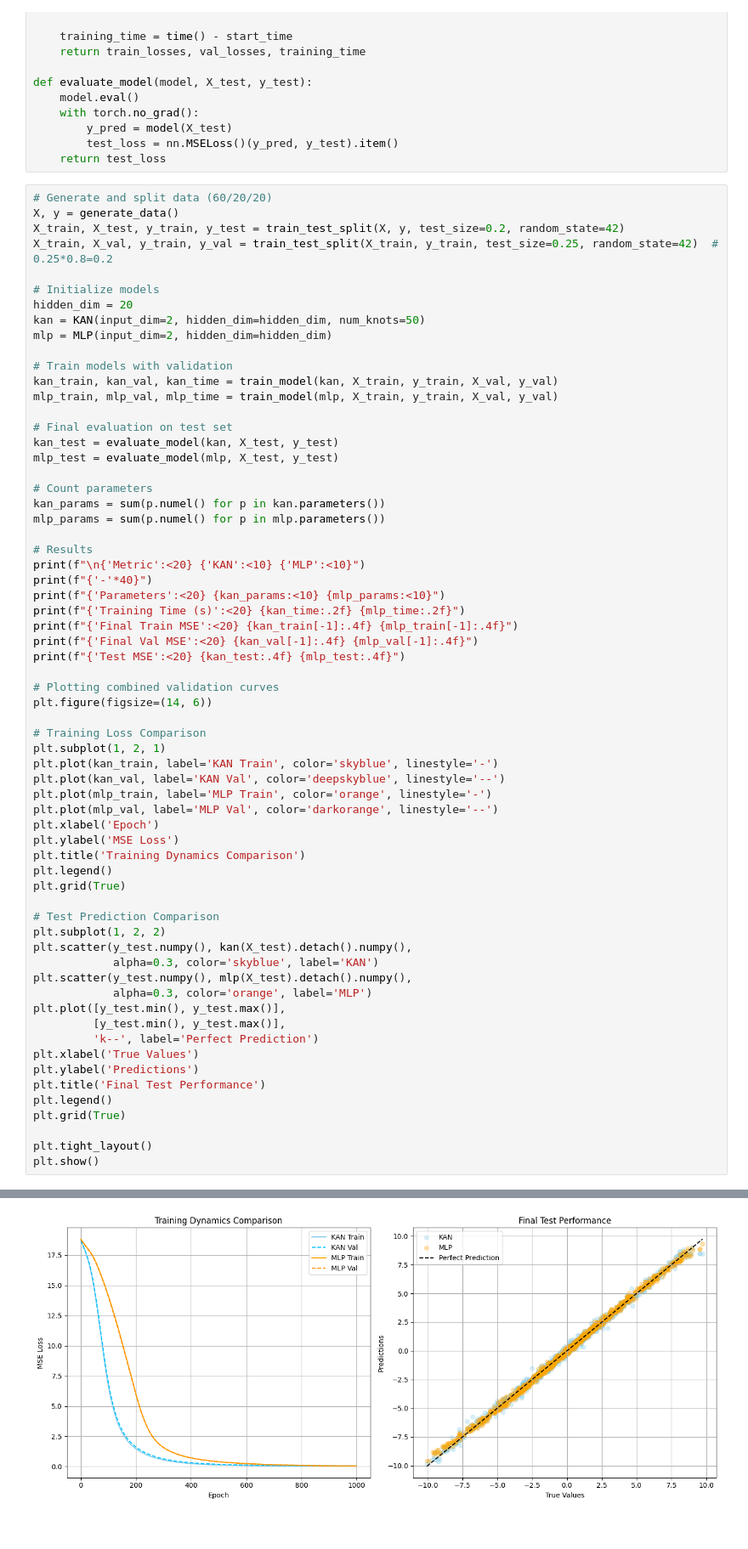
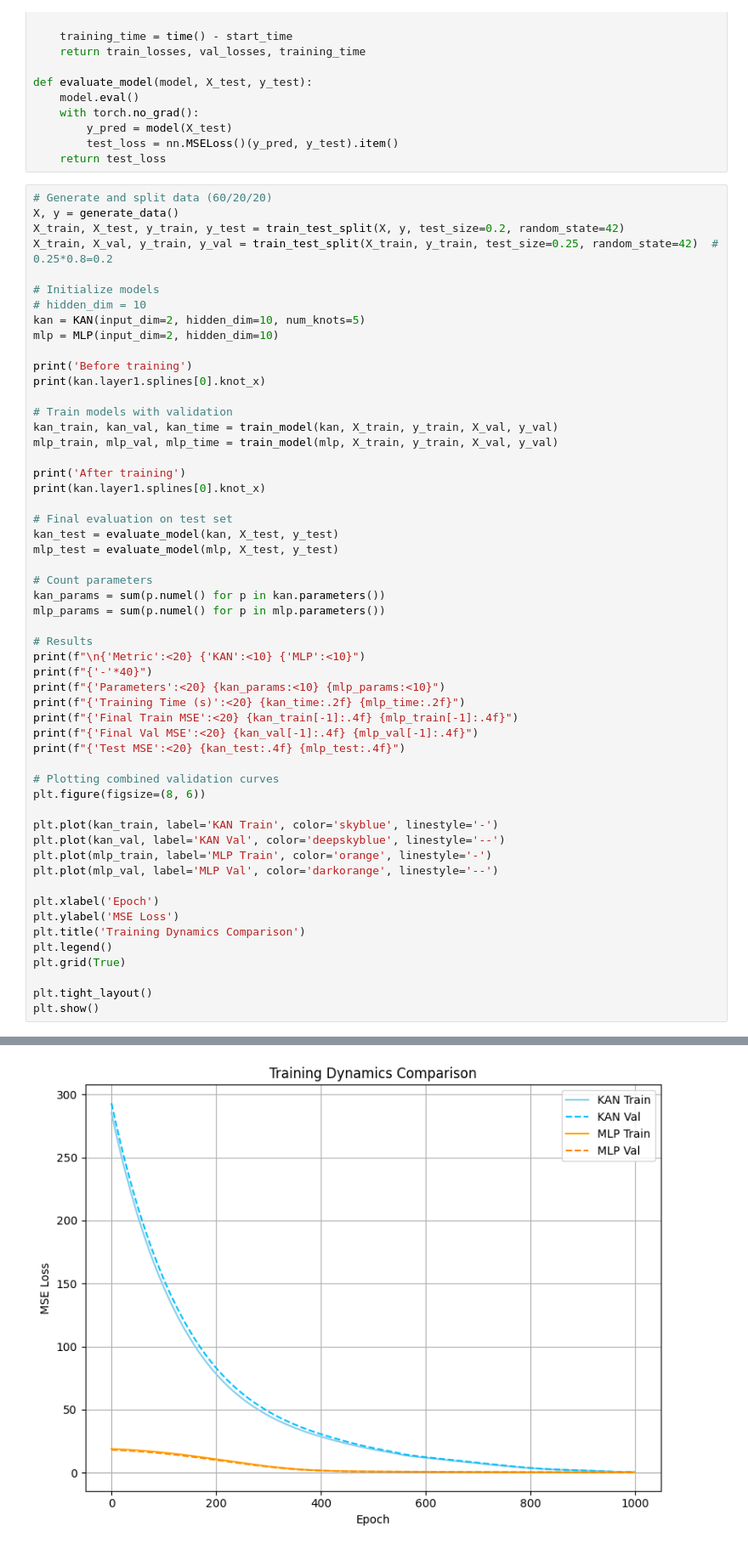
Before and after one commit to ebylmz/gtu-cse, a Jupyter notebook: cse655-deep-learning/hw04/Homework4_254201001054_Yilmaz_Emirkan_Burak.ipynb, the cells around one changed output, grey strips where cells are left out. Shown at 85% size. Cells and saved outputs as stored; diff of their text form.

```diff
--- a/cse655-deep-learning/hw04/Homework4_254201001054_Yilmaz_Emirkan_Burak.ipynb
+++ b/cse655-deep-learning/hw04/Homework4_254201001054_Yilmaz_Emirkan_Burak.ipynb
@@ -164,13 +158,19 @@ X_train, X_test, y_train, y_test = train_test_split(X, y, test_size=0.2, random_
 X_train, X_val, y_train, y_val = train_test_split(X_train, y_train, test_size=0.25, random_state=42)  # 0.25*0.8=0.2
 
 # Initialize models
-hidden_dim = 20
-kan = KAN(input_dim=2, hidden_dim=hidden_dim, num_knots=50)
-mlp = MLP(input_dim=2, hidden_dim=hidden_dim)
+# hidden_dim = 10
+kan = KAN(input_dim=2, hidden_dim=10, num_knots=5)
+mlp = MLP(input_dim=2, hidden_dim=10)
+
+print('Before training')
+print(kan.layer1.splines[0].knot_x)
 
 # Train models with validation
 kan_train, kan_val, kan_time = train_model(kan, X_train, y_train, X_val, y_val)
 mlp_train, mlp_val, mlp_time = train_model(mlp, X_train, y_train, X_val, y_val)
+
+print('After training')
+print(kan.layer1.splines[0].knot_x)
 
 # Final evaluation on test set
 kan_test = evaluate_model(kan, X_test, y_test)
@@ -190,35 +190,19 @@ print(f"{'Final Val MSE':<20} {kan_val[-1]:.4f} {mlp_val[-1]:.4f}")
 print(f"{'Test MSE':<20} {kan_test:.4f} {mlp_test:.4f}")
 
 # Plotting combined validation curves
-plt.figure(figsize=(14, 6))
+plt.figure(figsize=(8, 6))
 
-# Training Loss Comparison
-plt.subplot(1, 2, 1)
 plt.plot(kan_train, label='KAN Train', color='skyblue', linestyle='-')
 plt.plot(kan_val, label='KAN Val', color='deepskyblue', linestyle='--')
 plt.plot(mlp_train, label='MLP Train', color='orange', linestyle='-')
 plt.plot(mlp_val, label='MLP Val', color='darkorange', linestyle='--')
+
 plt.xlabel('Epoch')
 plt.ylabel('MSE Loss')
 plt.title('Training Dynamics Comparison')
 plt.legend()
 plt.grid(True)
 
-# Test Prediction Comparison
-plt.subplot(1, 2, 2)
-plt.scatter(y_test.numpy(), kan(X_test).detach().numpy(),
-            alpha=0.3, color='skyblue', label='KAN')
-plt.scatter(y_test.numpy(), mlp(X_test).detach().numpy(),
-            alpha=0.3, color='orange', label='MLP')
-plt.plot([y_test.min(), y_test.max()],
-         [y_test.min(), y_test.max()],
-         'k--', label='Perfect Prediction')
-plt.xlabel('True Values')
-plt.ylabel('Predictions')
-plt.title('Final Test Performance')
-plt.legend()
-plt.grid(True)
-
 plt.tight_layout()
 plt.show()
 # %% [output]
@@ -232 +223 @@ Test MSE             0.0639 0.0428
-[figure, old version]
+[figure, new version]
```
Also changed, not shown: parts of 7 cells of this notebook.
